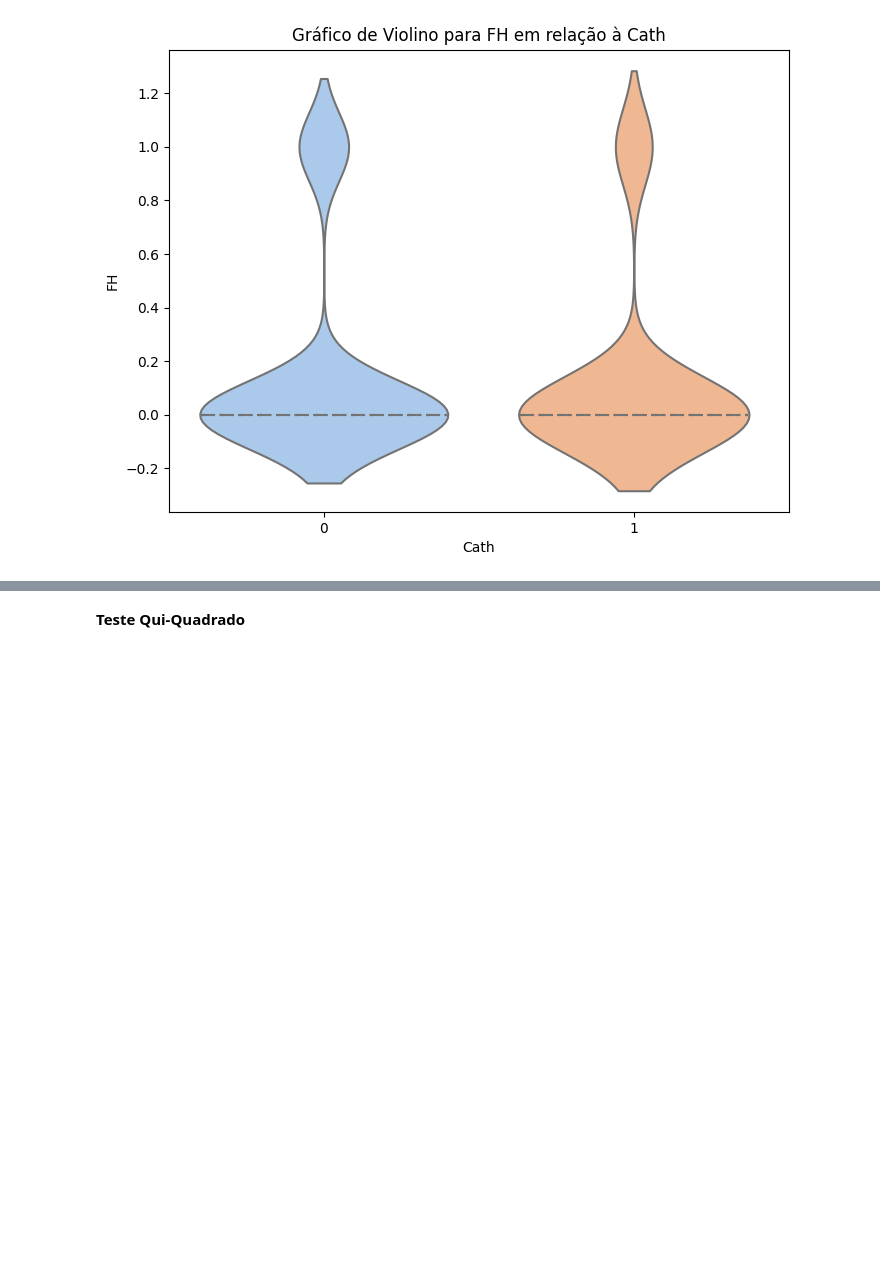
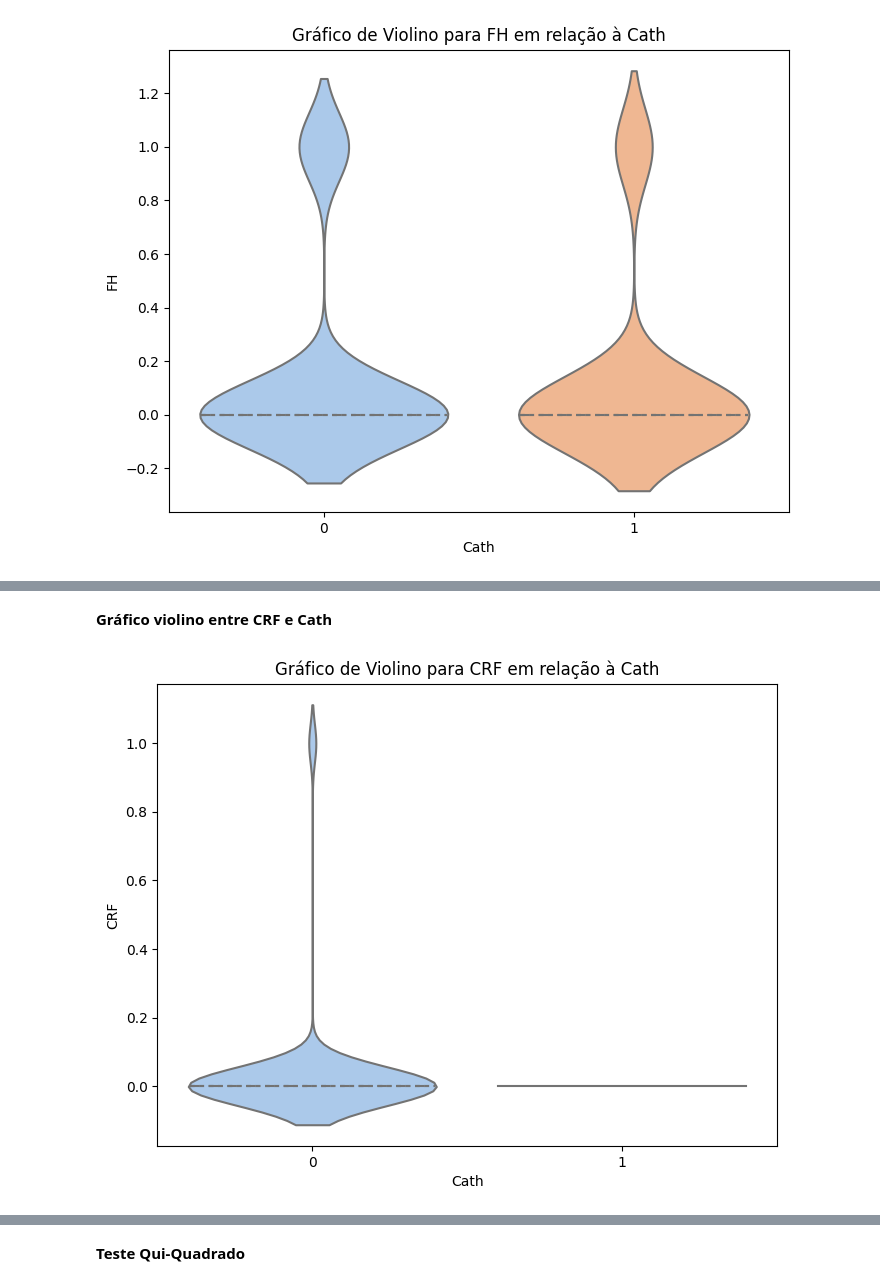
Before and after one commit to Davioliveira1305/Machine-Learning, a Jupyter notebook: DAC.ipynb, the cells around one changed output, grey strips where cells are left out. Saved outputs shown, nothing was run; the diff lists cells and outputs as text; code cells hidden in the pictures; blank space fills up the shorter version.

```diff
--- a/DAC.ipynb
+++ b/DAC.ipynb
@@ -298,0 +310,11 @@ plt.show()
+# %% [markdown]
+**Gráfico violino entre CRF e Cath**
+# %%
+plt.figure(figsize=(8, 6))
+sns.violinplot(x='Cath', y='CRF', data=data, inner='quartile', palette='pastel')
+plt.title('Gráfico de Violino para CRF em relação à Cath')
+plt.xlabel('Cath')
+plt.ylabel('CRF')
+plt.show()
+# %% [output]
+[figure, added]
```
Also changed, not shown: parts of 22 cells of this notebook.
